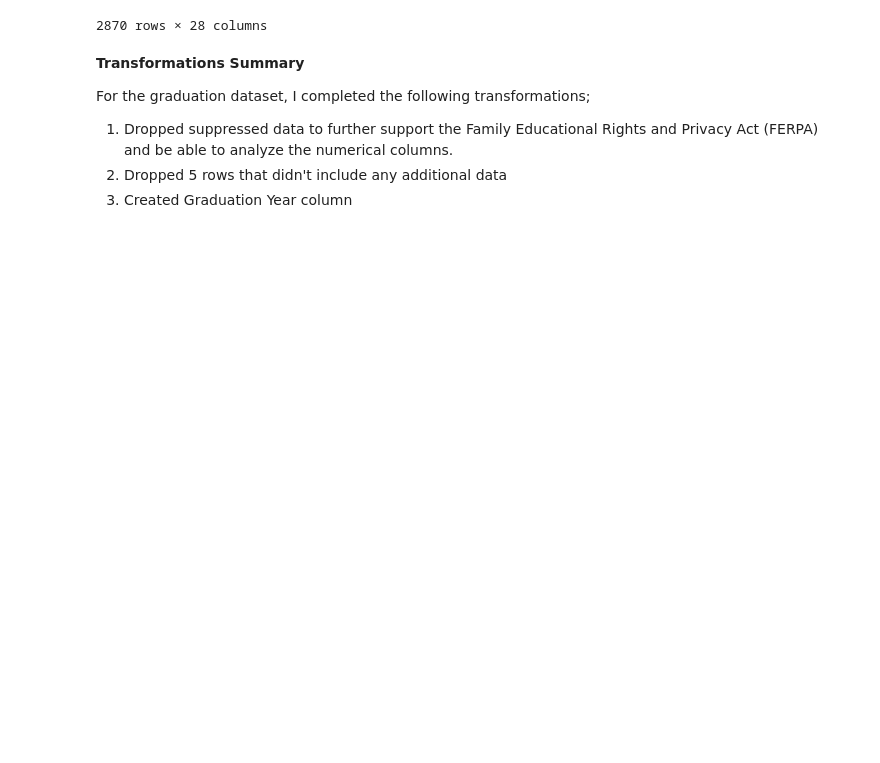
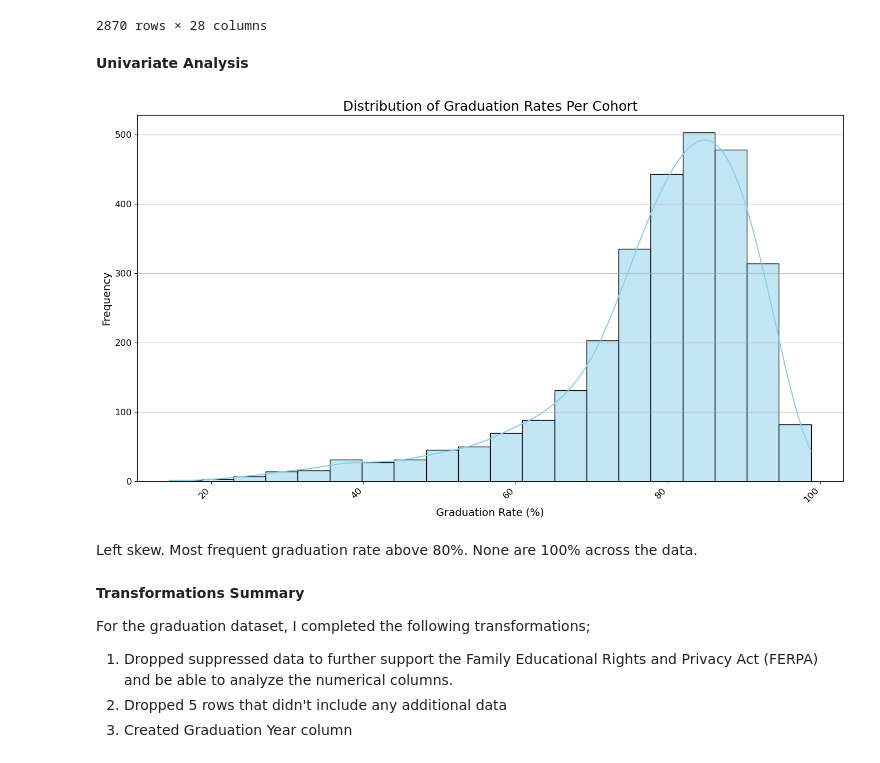
Before and after one commit to Mrfunderburker/Education-Capstone, a Jupyter notebook: code/graduation_eda.ipynb, the cells around one changed output. Cells and saved outputs as stored; diff of their text form; code cells hidden in the pictures; blank space fills up the shorter version.

Commit message:
first graph

```diff
--- a/code/graduation_eda.ipynb
+++ b/code/graduation_eda.ipynb
@@ -178,6 +178,26 @@ graduation
 | 2897 | Staten Island | Not Econ Disadv | 2013 | 6 year June | 2236 | 1985 | 88.8 | 1810 | ... |
 | 2898 | Staten Island | Not Econ Disadv | 2012 | 6 year June | 2410 | 2098 | 87.1 | 1898 | ... |
 2870 rows × 28 columns
+# %%
+graduation['% Grads'] = pd.to_numeric(graduation['% Grads'], errors='coerce')
+# %% [markdown]
+**Univariate Analysis**
+# %%
+# Distribution of % Grads
+plt.figure(figsize=(14, 8))
+sns.histplot(graduation['% Grads'], kde=True, bins=20, color='skyblue')
+plt.title('Distribution of Graduation Rates Per Cohort', fontsize=18)
+plt.xlabel('Graduation Rate (%)', fontsize=14)
+plt.ylabel('Frequency', fontsize=14)
+plt.xticks(rotation=45, ha='right', fontsize=12)
+plt.yticks(fontsize=12)
+plt.grid(axis='y', alpha=0.75)
+plt.tight_layout()
+plt.show()
+# %% [output]
+[figure, added]
+# %% [markdown]
+Left skew. Most frequent graduation rate above 80%. None are 100% across the data.
 # %% [markdown]
 **Transformations Summary**
 
```
